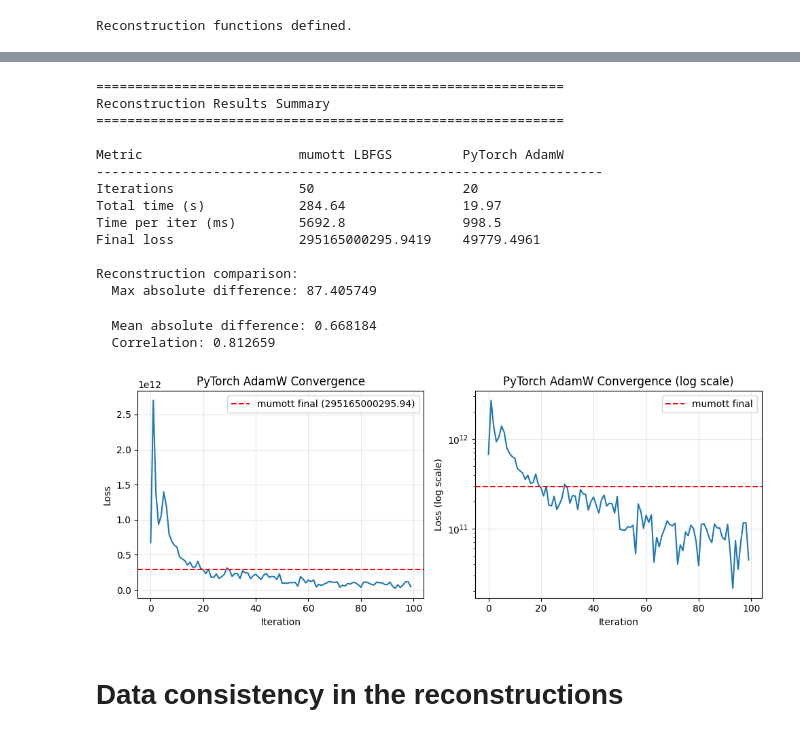
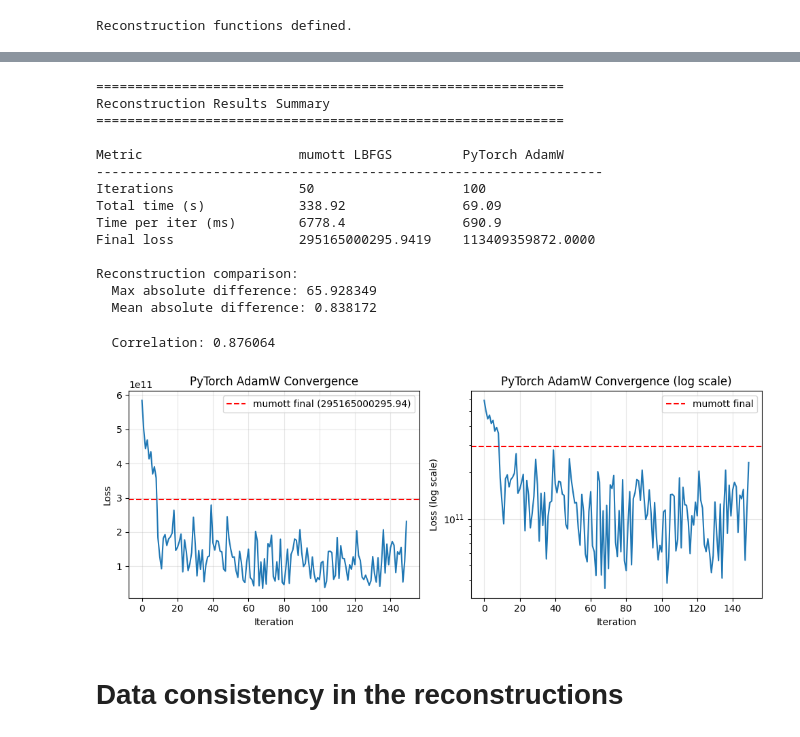
Before and after one commit to lfbarba/smartt, a Jupyter notebook: notebooks/mumott_vs_pytorch_comparison.ipynb, the cells around one changed output, grey strips where cells are left out. Saved outputs shown, nothing was run; the diff lists cells and outputs as text; code cells hidden in the pictures.

Commit message:
new pytorch projector

```diff
--- a/notebooks/mumott_vs_pytorch_comparison.ipynb
+++ b/notebooks/mumott_vs_pytorch_comparison.ipynb
@@ -735,15 +737,15 @@ print("Reconstruction functions defined.")
 Reconstruction functions defined.
 # %%
 # Parameters
-MAXITER_ADAMW = 150  # AdamW needs more iterations
+MAXITER_ADAMW = 100  # AdamW needs more iterations
 LR = 2
-REG_WEIGHT = 0.01
+REG_WEIGHT = 0.0
 volume = None
 # volume = torch.tensor(mumott_results['reconstruction'])
 
 pytorch_results = run_pytorch_reconstruction(
     dc, ELL_MAX, MAXITER_ADAMW, LR, REG_WEIGHT, reg_type='laplacian', verbose=True, volume=volume,
-    batch_size=20
+    batch_size=40
 )
 volume = torch.tensor(pytorch_results['reconstruction'])
 
@@ -760,0 +1188,35 @@ Running PyTorch AdamW (150 iterations, batch_size=20)...
+# %%
+# Test the native PyTorch reconstruction
+print("=" * 70)
+print("Comparing ASTRA-based vs Native PyTorch Reconstruction")
+print("=" * 70)
+
+LR = 2.
+REG_WEIGHT = 2e1
+MAXITER = 200
+REGULARIZATION = 'laplacian'
+
+# LR = 2.
+# REG_WEIGHT = 8e3
+# MAXITER = 150
+# REGULARIZATION = 'sh'
+
+# Run native PyTorch reconstruction
+native_results = run_pytorch_reconstruction_native(
+    dc=dc,
+    ell_max=ELL_MAX,
+    maxiter=MAXITER,
+    lr=LR,
+    reg_weight=REG_WEIGHT,
+    reg_type=REGULARIZATION,
+    verbose=True,
+    proj_batch_size=12,
+    batch_size = 30,
+    warmup_steps=20
+)
+
+
+print(f"\nNative PyTorch Results:")
+print(f"  Time: {native_results['time']:.2f}s")
+print(f"  Final loss: {native_results['final_loss']:.4f}")
+print(f"  Time per iteration: {native_results['time']/native_results['iterations']*1000:.1f}ms")
@@ -822,41 +1345,41 @@ Reconstruction Results Summary
 
 Metric                    mumott LBFGS         PyTorch AdamW
 -----------------------------------------------------------------
-Iterations                50                   20
-Total time (s)            284.64               19.97
-Time per iter (ms)        5692.8               998.5
-Final loss                295165000295.9419    49779.4961
+Iterations                50                   100
+Total time (s)            338.92               69.09
+Time per iter (ms)        6778.4               690.9
+Final loss                295165000295.9419    113409359872.0000
 
 Reconstruction comparison:
-  Max absolute difference: 87.405749
+  Max absolute difference: 65.928349
+  Mean absolute difference: 0.838172
-  Mean absolute difference: 0.668184
-  Correlation: 0.812659
+  Correlation: 0.876064
 # %%
 # Plot loss curve (PyTorch)
 plt.figure(figsize=(10, 4))
 
 plt.subplot(1, 2, 1)
-plt.plot(pytorch_results['losses'])
+plt.plot(native_results['losses'])
 plt.axhline(y=mumott_results['final_loss'], color='r', linestyle='--', label=f'mumott final ({mumott_results["final_loss"]:.2f})')
 plt.xlabel('Iteration')
 plt.ylabel('Loss')
 plt.title('PyTorch AdamW Convergence')
 plt.legend()
 plt.grid(True, alpha=0.3)
 
 plt.subplot(1, 2, 2)
-plt.semilogy(pytorch_results['losses'])
+plt.semilogy(native_results['losses'])
 plt.axhline(y=mumott_results['final_loss'], color='r', linestyle='--', label=f'mumott final')
 plt.xlabel('Iteration')
 plt.ylabel('Loss (log scale)')
 plt.title('PyTorch AdamW Convergence (log scale)')
 plt.legend()
 plt.grid(True, alpha=0.3)
 
 plt.tight_layout()
 plt.show()
 # %% [output]
-[figure, old version]
+[figure, new version]
 # %% [markdown]
 # Data consistency in the reconstructions
 # %%
```
Also changed, not shown: parts of 27 cells of this notebook, 2 other files.
